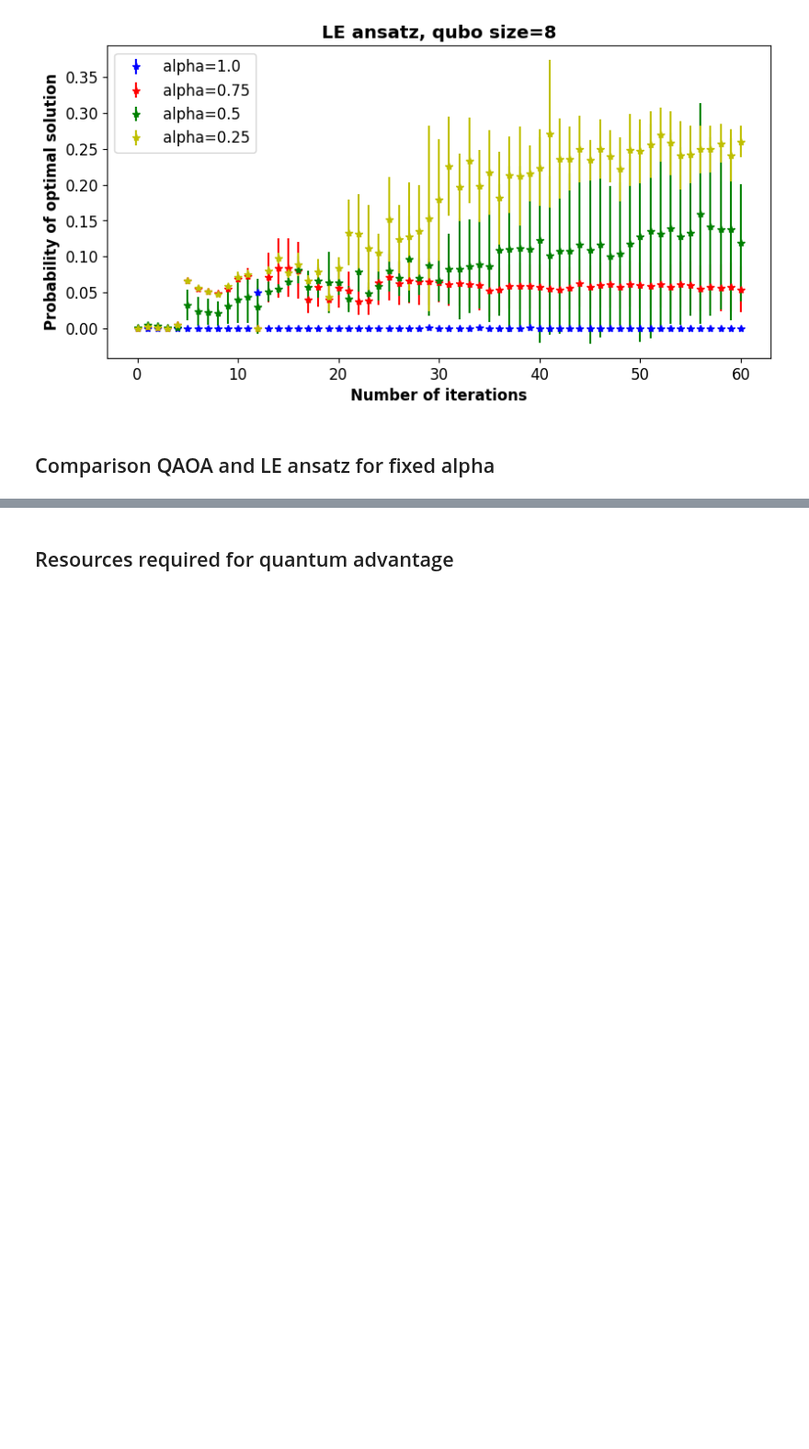
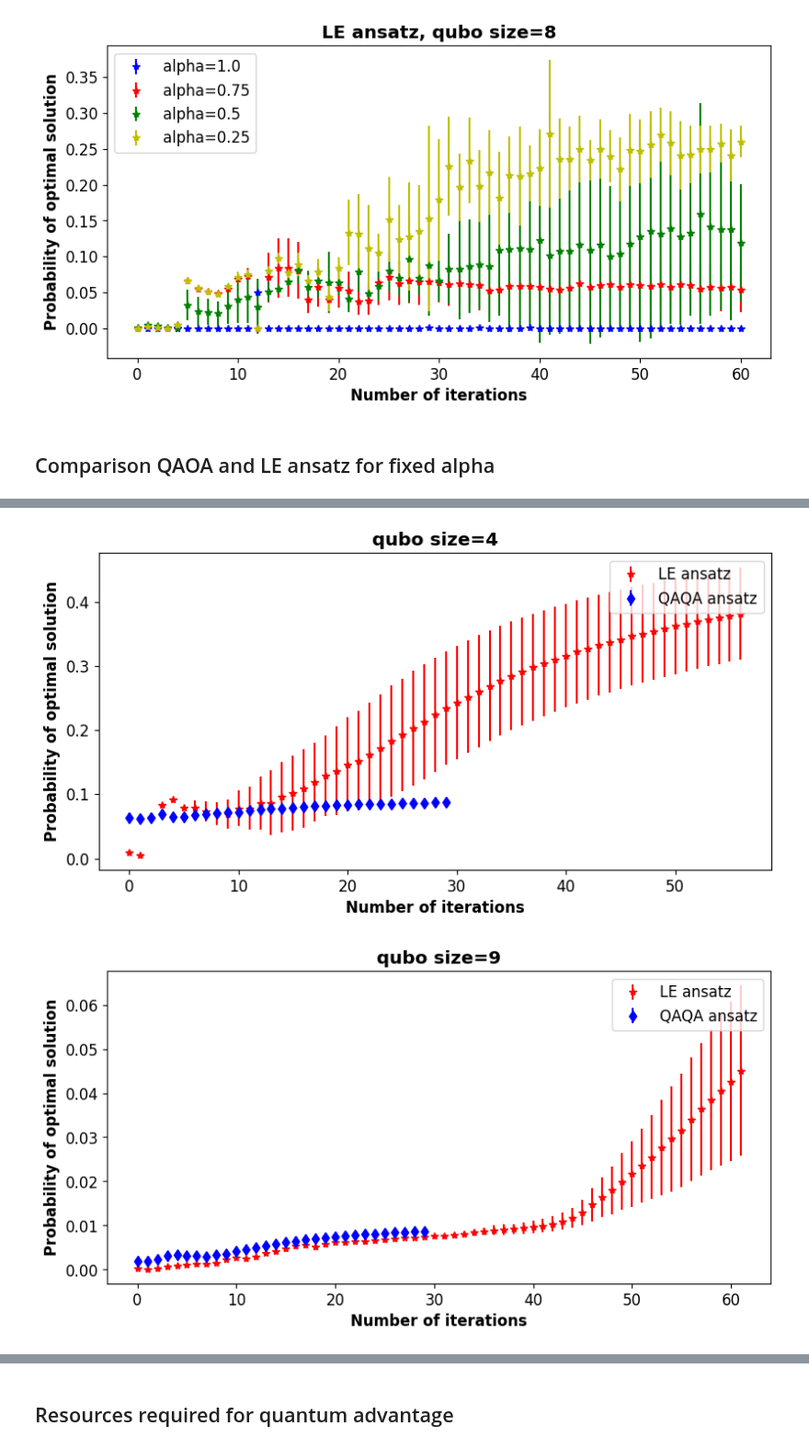
Before and after one commit to unitaryfund/aquapointer, a Jupyter notebook: notebooks/digital_benchmarking_resources.ipynb, the cells around one changed output, grey strips where cells are left out. Shown at 92% size. Saved outputs shown, nothing was run; the diff lists cells and outputs as text; code cells hidden in the pictures; blank space fills up the shorter version.

```diff
--- a/notebooks/solve_qubo_demo.ipynb
+++ b/notebooks/digital_benchmarking_resources.ipynb
@@ -423,0 +378,27 @@ for slice in range(6):
+# %%
+import matplotlib.pyplot as plt
+
+plt.rcParams["figure.figsize"] = [9.50, 4.50]
+plt.rcParams["font.size"] = 12
+plt.rcParams['axes.labelweight'] = 'bold'
+plt.rcParams['axes.titleweight'] = 'bold'
+
+for slice in range(6):
+    alpha_idx = 2
+    number_of_iterations_qaoa = list(range(len(cumulative_qaoa_peralpha[alpha_idx][slice][0])))
+    number_of_iterations_linear = list(range(len(cumulative_linear_peralpha[alpha_idx][slice][0])))
+    errorbar_linear = np.std(cumulative_linear_peralpha[alpha_idx][slice], axis=0)
+    errorbar_qaoa = np.std(cumulative_qaoa_peralpha[alpha_idx][slice], axis=0)
+
+    plt.figure()
+    plt.errorbar(number_of_iterations_linear, np.mean(cumulative_linear_peralpha[alpha_idx][slice], axis=0), yerr=errorbar_linear, fmt='*r', label='LE ansatz')
+    plt.errorbar(number_of_iterations_qaoa, np.mean(cumulative_qaoa_peralpha[alpha_idx][slice], axis=0), yerr=errorbar_qaoa, fmt='db', label='QAQA ansatz')
+    plt.legend()
+    plt.title(f'qubo size={len(q.qubo_hamiltonian_pairs[slice][0])}')
+    # plt.yscale('log')
+    # plt.xscale('log')
+    plt.xlabel('Number of iterations')
+    plt.ylabel('Probability of optimal solution')
+# %% [output]
+[figure, added]
+[figure, added]
```
Also changed, not shown: parts of 11 cells of this notebook, 2 other files.
